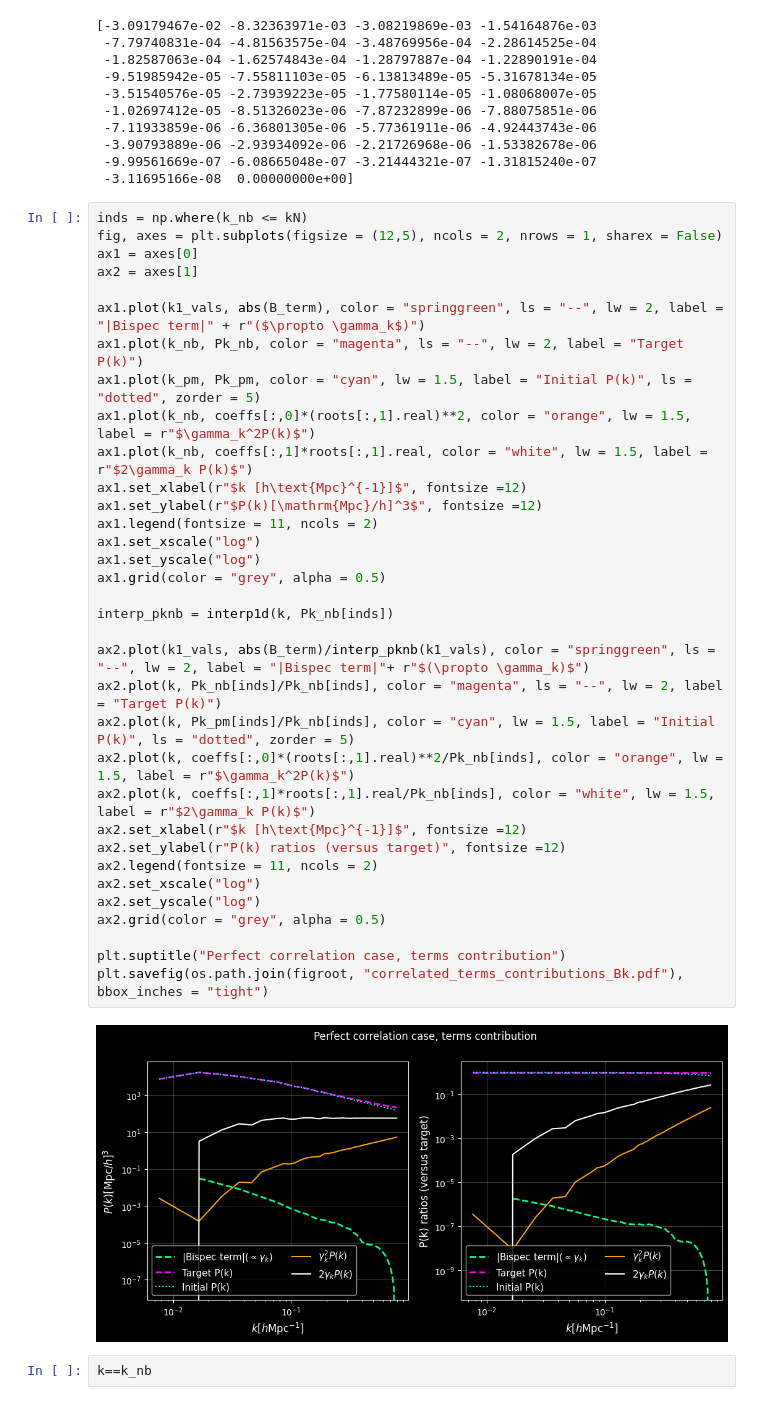
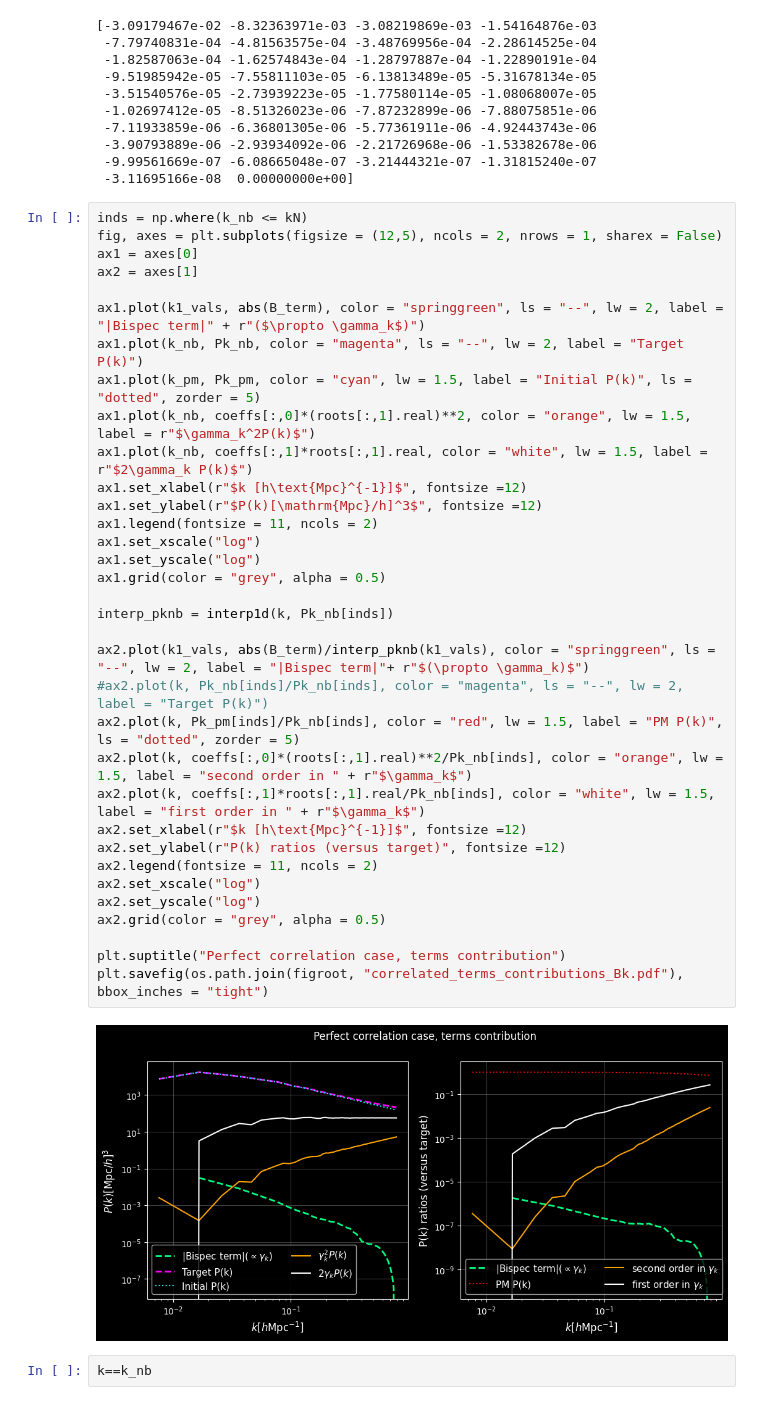
Before and after one commit to anirbanbairagi/Power-Spectrum-Change-Under-Gradient-Perturbation, a Jupyter notebook: DM_benchmark_nico_pypower.ipynb, the cells around one changed output. Cells and saved outputs as stored; diff of their text form.

```diff
--- a/DM_benchmark_nico_pypower.ipynb
+++ b/DM_benchmark_nico_pypower.ipynb
@@ -1544,38 +1539,38 @@ print(B_term)
 inds = np.where(k_nb <= kN)
 fig, axes = plt.subplots(figsize = (12,5), ncols = 2, nrows = 1, sharex = False)
 ax1 = axes[0]
 ax2 = axes[1]
 
 ax1.plot(k1_vals, abs(B_term), color = "springgreen", ls = "--", lw = 2, label = "|Bispec term|" + r"($\propto \gamma_k$)")
 ax1.plot(k_nb, Pk_nb, color = "magenta", ls = "--", lw = 2, label = "Target P(k)")
 ax1.plot(k_pm, Pk_pm, color = "cyan", lw = 1.5, label = "Initial P(k)", ls = "dotted", zorder = 5)
 ax1.plot(k_nb, coeffs[:,0]*(roots[:,1].real)**2, color = "orange", lw = 1.5, label = r"$\gamma_k^2P(k)$")
 ax1.plot(k_nb, coeffs[:,1]*roots[:,1].real, color = "white", lw = 1.5, label = r"$2\gamma_k P(k)$")
 ax1.set_xlabel(r"$k [h\text{Mpc}^{-1}]$", fontsize =12)
 ax1.set_ylabel(r"$P(k)[\mathrm{Mpc}/h]^3$", fontsize =12)
 ax1.legend(fontsize = 11, ncols = 2)
 ax1.set_xscale("log")
 ax1.set_yscale("log")
 ax1.grid(color = "grey", alpha = 0.5)
 
 interp_pknb = interp1d(k, Pk_nb[inds])
 
 ax2.plot(k1_vals, abs(B_term)/interp_pknb(k1_vals), color = "springgreen", ls = "--", lw = 2, label = "|Bispec term|"+ r"$(\propto \gamma_k)$")
-ax2.plot(k, Pk_nb[inds]/Pk_nb[inds], color = "magenta", ls = "--", lw = 2, label = "Target P(k)")
-ax2.plot(k, Pk_pm[inds]/Pk_nb[inds], color = "cyan", lw = 1.5, label = "Initial P(k)", ls = "dotted", zorder = 5)
-ax2.plot(k, coeffs[:,0]*(roots[:,1].real)**2/Pk_nb[inds], color = "orange", lw = 1.5, label = r"$\gamma_k^2P(k)$")
-ax2.plot(k, coeffs[:,1]*roots[:,1].real/Pk_nb[inds], color = "white", lw = 1.5, label = r"$2\gamma_k P(k)$")
+#ax2.plot(k, Pk_nb[inds]/Pk_nb[inds], color = "magenta", ls = "--", lw = 2, label = "Target P(k)")
+ax2.plot(k, Pk_pm[inds]/Pk_nb[inds], color = "red", lw = 1.5, label = "PM P(k)", ls = "dotted", zorder = 5)
+ax2.plot(k, coeffs[:,0]*(roots[:,1].real)**2/Pk_nb[inds], color = "orange", lw = 1.5, label = "second order in " + r"$\gamma_k$")
+ax2.plot(k, coeffs[:,1]*roots[:,1].real/Pk_nb[inds], color = "white", lw = 1.5, label = "first order in " + r"$\gamma_k$")
 ax2.set_xlabel(r"$k [h\text{Mpc}^{-1}]$", fontsize =12)
 ax2.set_ylabel(r"P(k) ratios (versus target)", fontsize =12)
 ax2.legend(fontsize = 11, ncols = 2)
 ax2.set_xscale("log")
 ax2.set_yscale("log")
 ax2.grid(color = "grey", alpha = 0.5)
 
 plt.suptitle("Perfect correlation case, terms contribution")
 plt.savefig(os.path.join(figroot, "correlated_terms_contributions_Bk.pdf"), bbox_inches = "tight")
 # %% [output]
-[figure, old version]
+[figure, new version]
 # %%
 k==k_nb
 # %% [output]
```
Also changed, not shown: parts of 7 cells of this notebook, 1 other file.
